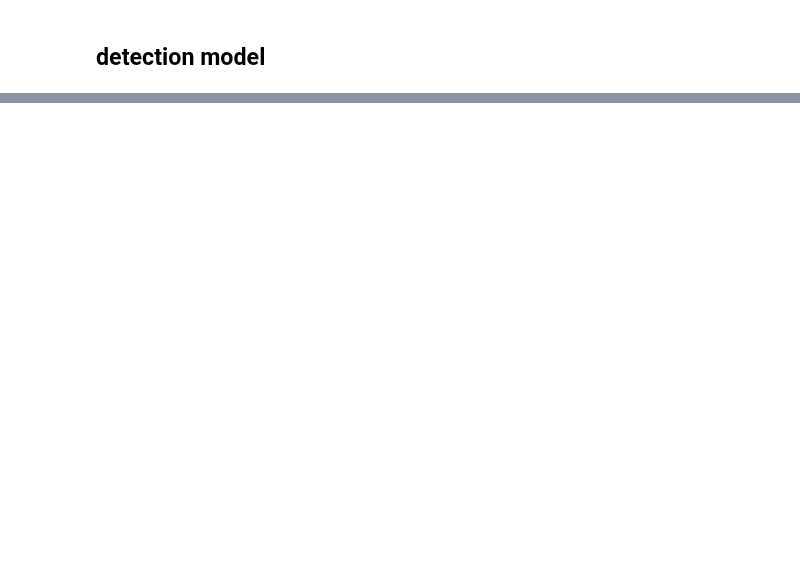
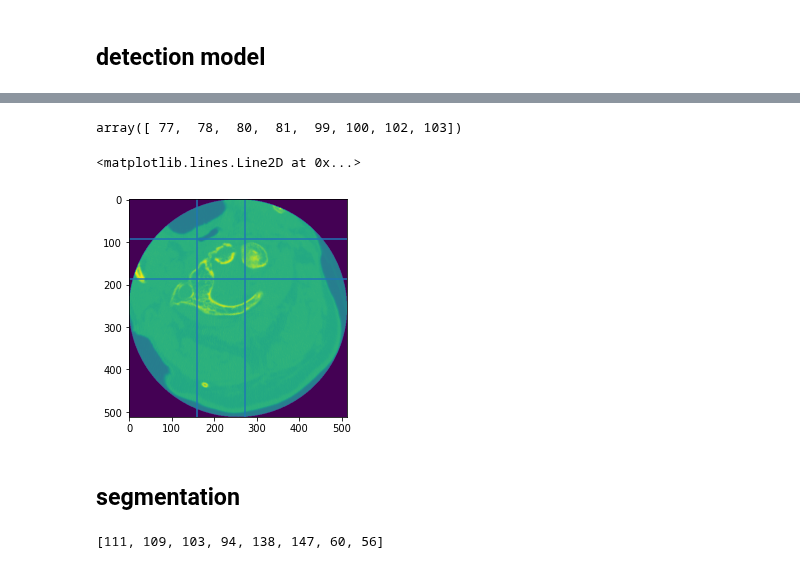
Before and after one commit to ghty011/cervical_spine, a Jupyter notebook: final/submit_axial_detection.ipynb, the cells around one changed output, grey strips where cells are left out. Cells and saved outputs as stored; diff of their text form; code cells hidden in the pictures; blank space fills up the shorter version.

```diff
--- a/final/submit_axial_detection.ipynb
+++ b/final/submit_axial_detection.ipynb
@@ -466,0 +509,6 @@ if len(detected_slices) > 0:
+# %%
+real_boxes = np.copy(detected_boxes)
+real_boxes[:, :4] =  real_boxes[:, :4] / (512 / axial_imgs.shape[-1])
+real_boxes[:, [0, 2]] += axial_boundary[0]
+real_boxes[:, [1, 3]] += axial_boundary[1]
+real_boxes
@@ -466,0 +532,22 @@ if len(detected_slices) > 0:
+# %%
+real_slice_numbers = detected_slices + start_axial_index
+real_slice_numbers
+# %% [output]
+array([ 77,  78,  80,  81,  99, 100, 102, 103])
+# %%
+plt.imshow(imgs[102])
+plt.axvline(real_boxes[7, 0])
+plt.axvline(real_boxes[7, 2])
+plt.axhline(real_boxes[7, 1])
+plt.axhline(real_boxes[7, 3])
+# %% [output]
+<matplotlib.lines.Line2D at 0x...>
+[figure, added]
+# %% [markdown]
+## segmentation
+# %%
+sagittal_indices = (real_boxes[:, 2] - real_boxes[:, 0]) // 2
+sagittal_indices = [int(x) for x in sagittal_indices]
+sagittal_indices
+# %% [output]
+[111, 109, 103, 94, 138, 147, 60, 56]
```
Also changed, not shown: parts of 14 cells of this notebook.
